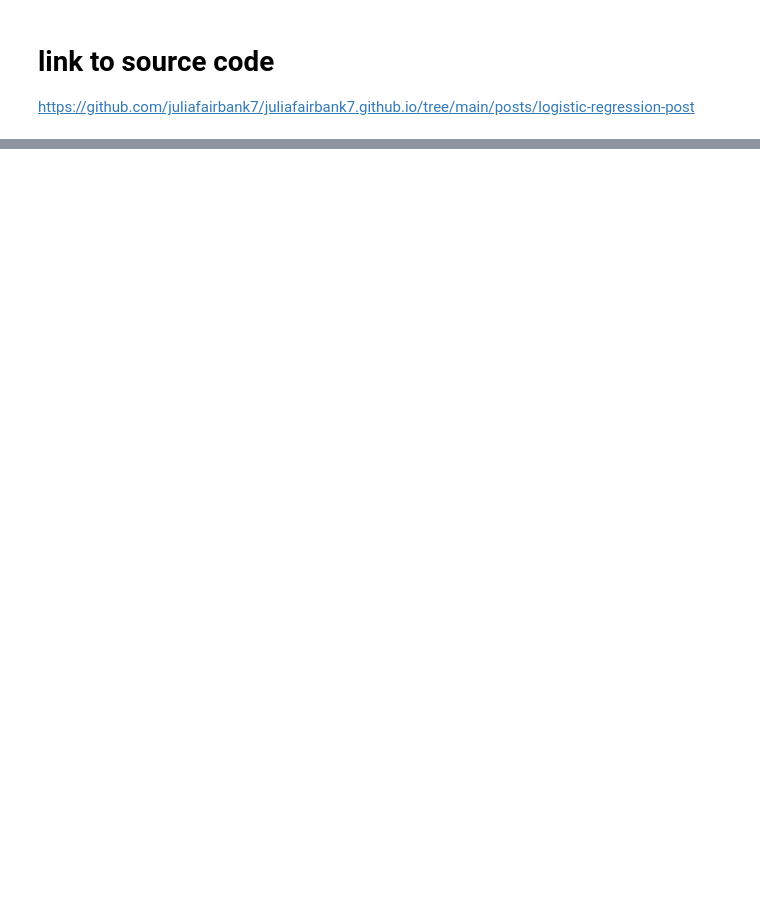
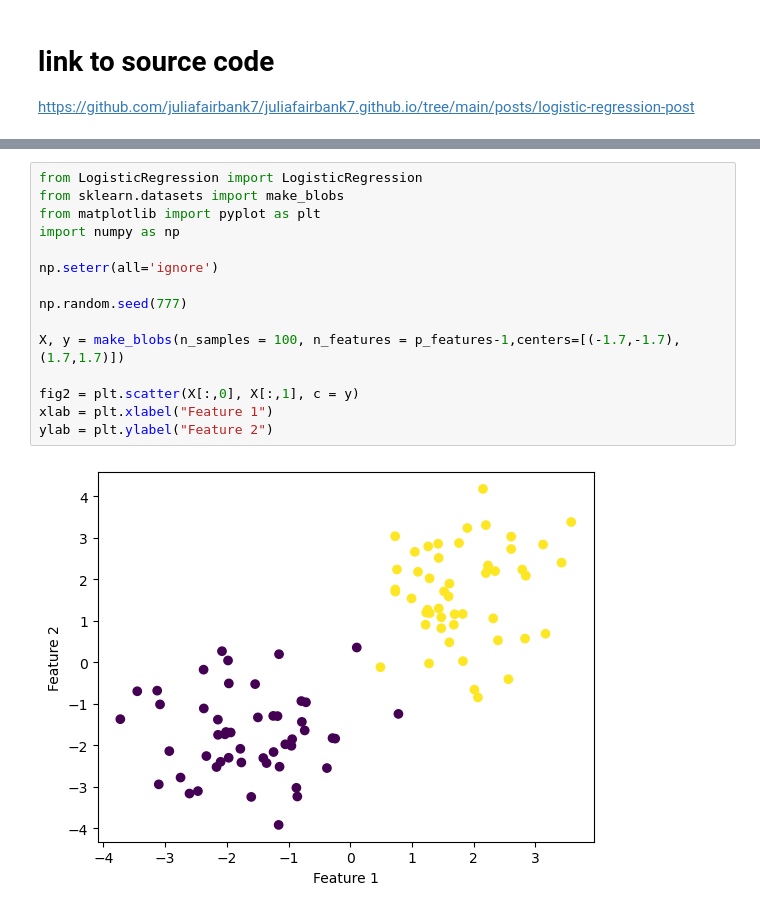
Before and after one commit to juliafairbank7/juliafairbank7.github.io, a Jupyter notebook: posts/logistic-regression-post/index.ipynb, the cells around one changed output, grey strips where cells are left out. Saved outputs shown, nothing was run; the diff lists cells and outputs as text; blank space fills up the shorter version.

```diff
--- a/posts/logistic-regression-post/index.ipynb
+++ b/posts/logistic-regression-post/index.ipynb
@@ -227,0 +30,17 @@ legend = plt.legend()
+# %%
+from LogisticRegression import LogisticRegression
+from sklearn.datasets import make_blobs
+from matplotlib import pyplot as plt
+import numpy as np
+
+np.seterr(all='ignore')
+
+np.random.seed(777)
+
+X, y = make_blobs(n_samples = 100, n_features = p_features-1,centers=[(-1.7,-1.7),(1.7,1.7)])
+
+fig2 = plt.scatter(X[:,0], X[:,1], c = y)
+xlab = plt.xlabel("Feature 1")
+ylab = plt.ylabel("Feature 2")
+# %% [output]
+[figure, added]
```
Also changed, not shown: parts of 54 cells of this notebook, 1 other file.
